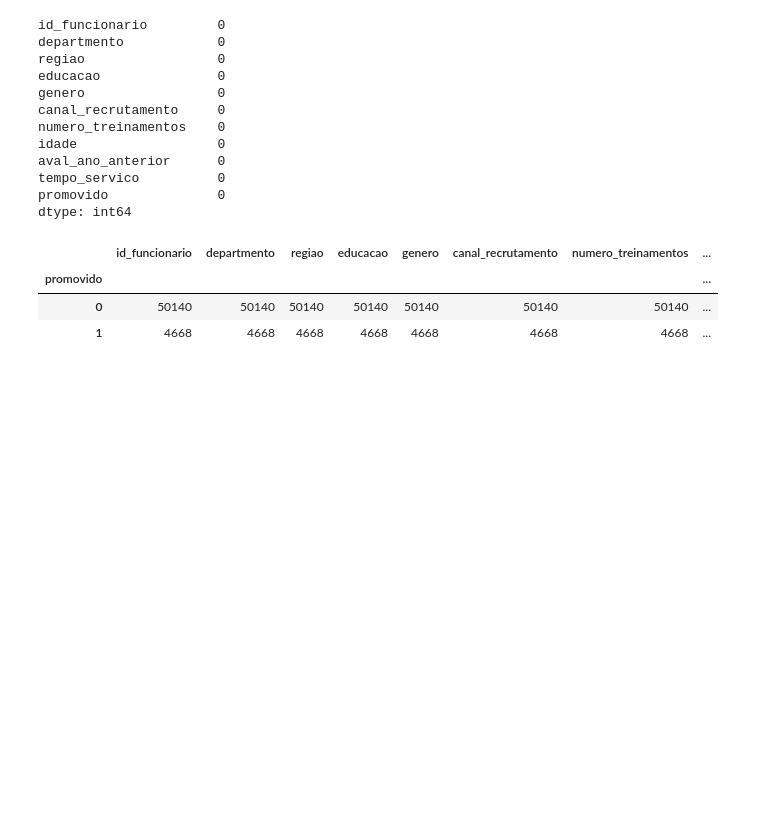
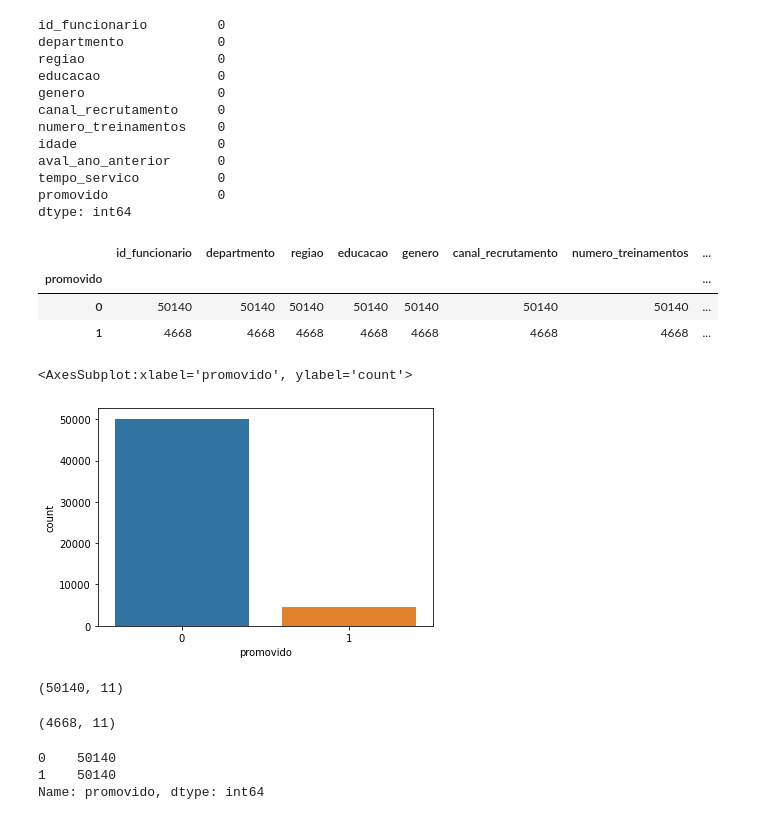
Before and after one commit to arturmabrao/R-ini, a Jupyter notebook: Python-ini/02/Ex02_MiniProj.ipynb, the cells around one changed output. Saved outputs shown, nothing was run; the diff lists cells and outputs as text; code cells hidden in the pictures; blank space fills up the shorter version.

```diff
--- a/Python-ini/02/Ex02_MiniProj.ipynb
+++ b/Python-ini/02/Ex02_MiniProj.ipynb
@@ -97,3 +97,8 @@ dadosRH.groupby(['promovido']).count()
 | promovido |  |  |  |  |  |  |  | ... |
 | 0 | 50140 | 50140 | 50140 | 50140 | 50140 | 50140 | 50140 | ... |
 | 1 | 4668 | 4668 | 4668 | 4668 | 4668 | 4668 | 4668 | ... |
+# %%
+sns.countplot(dadosRH['promovido'])
+# %% [output]
+<AxesSubplot:xlabel='promovido', ylabel='count'>
+[figure, added]
@@ -99,0 +109,8 @@ dadosRH.groupby(['promovido']).count()
+# %%
+df_classe_majoritaria.shape
+# %% [output]
+(50140, 11)
+# %%
+df_classe_minoritaria.shape
+# %% [output]
+(4668, 11)
@@ -99,0 +126,6 @@ dadosRH.groupby(['promovido']).count()
+# %%
+dadosRH_balanceados.promovido.value_counts()
+# %% [output]
+0    50140
+1    50140
+Name: promovido, dtype: int64
```
Also changed, not shown: parts of 6 cells of this notebook, 1 other file.
